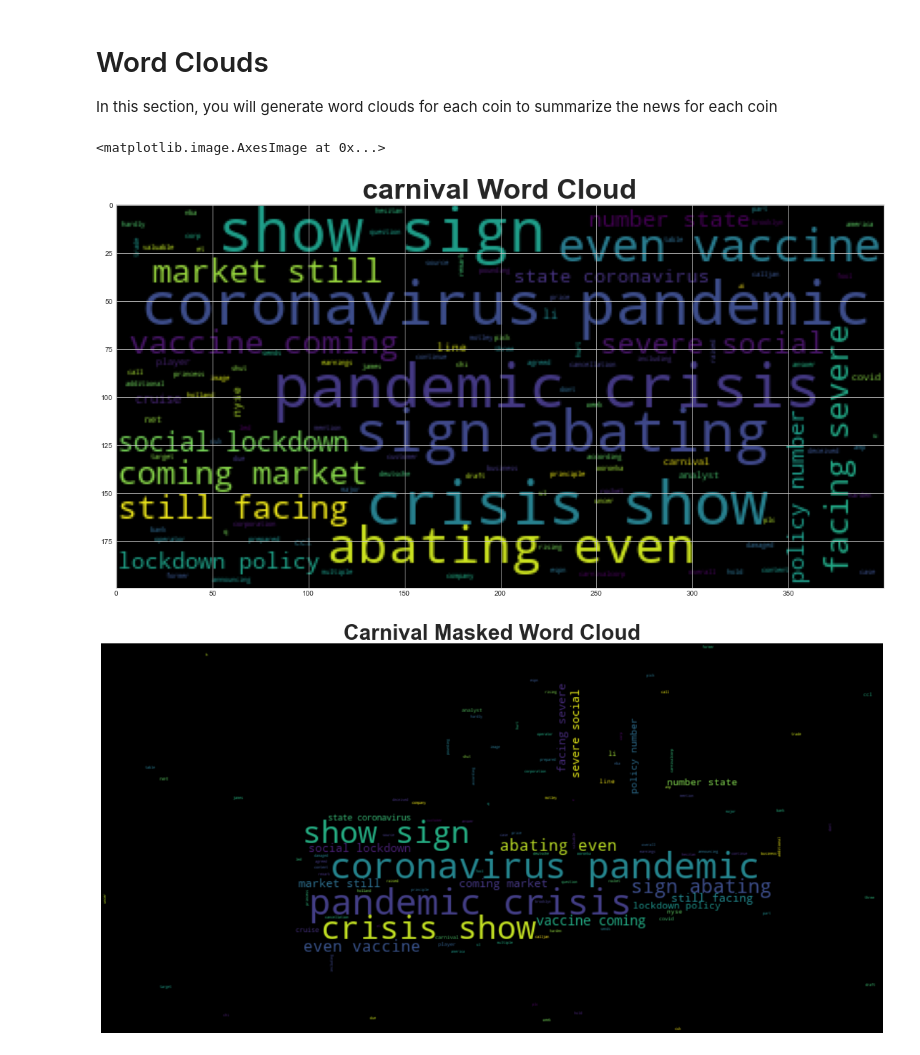
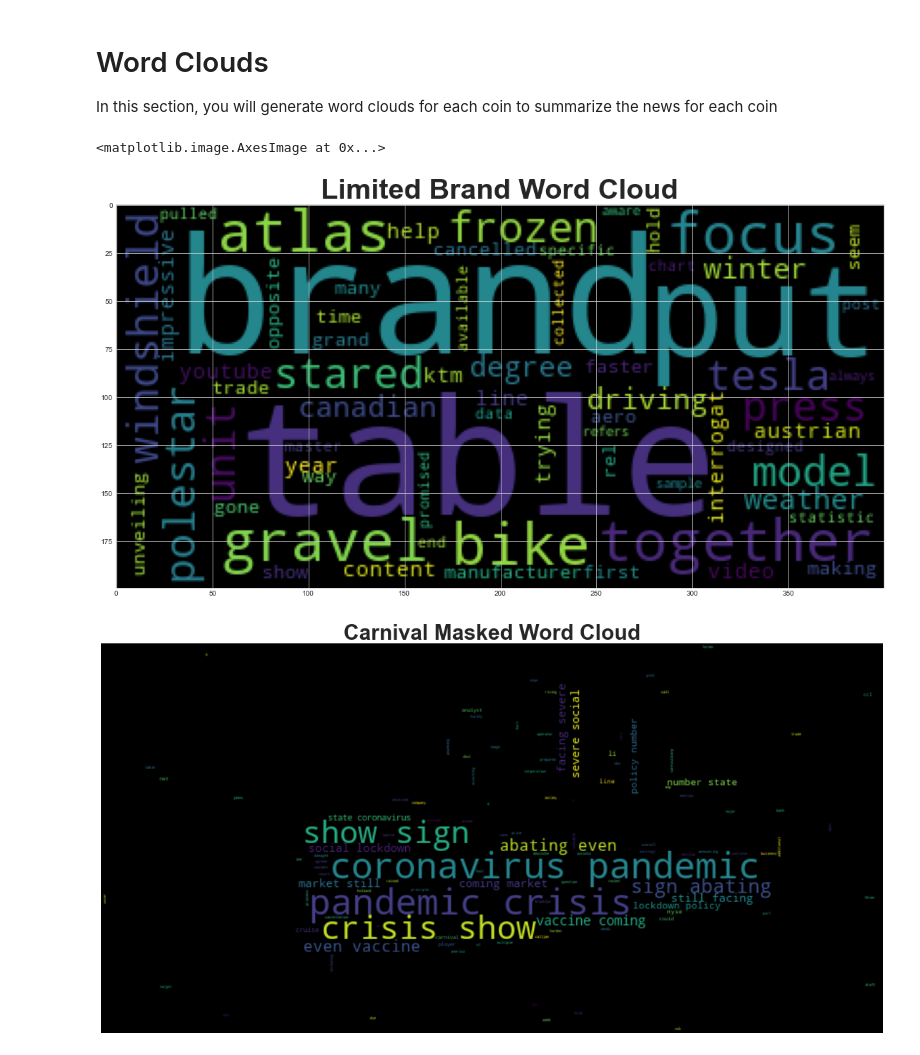
Before and after one commit to adriennestark/project2_team8, a Jupyter notebook: stock_sentiment.ipynb, the cells around one changed output. Cells and saved outputs as stored; diff of their text form; code cells hidden in the pictures.

Commit message:
lb sentiment

```diff
--- a/stock_sentiment.ipynb
+++ b/stock_sentiment.ipynb
@@ -23,8 +24,8 @@ sp500_headlines = newsapi.get_everything(q="sp500 performance and covid", langua
 # %%
-# Creating the Bitcoin sentiment scores DataFrame
-carnival_sentiments = []
+# Creating the LB sentiment scores DataFrame
+lb_sentiments = []
 
-for article in carnival_headlines["articles"]:
+for article in lb_headlines["articles"]:
     try:
         text = article["content"]
         date = article["publishedAt"][:10]
@@ -34,7 +35,7 @@ for article in carnival_headlines["articles"]:
         neu = sentiment["neu"]
         neg = sentiment["neg"]
 
-        carnival_sentiments.append({
+        lb_sentiments.append({
             "text": text,
             "date": date,
             "Compound": compound,
@@ -46,10 +47,10 @@ for article in carnival_headlines["articles"]:
         pass
 
 # Creating a DataFrame
-carnival_df = pd.DataFrame(carnival_sentiments)
+lb_df = pd.DataFrame(lb_sentiments)
 # Reordering DataFrame columns
 cols = ["Compound", "Negative", "Neutral", "Positive", "text"]
-carnival_df = carnival_df[cols]
-carnival_df.head()
+lb_df = lb_df[cols]
+lb_df.head()
 # %% [output]
 |  | Compound | Negative | Neutral | Positive | text |
@@ -61,9 +61,9 @@ carnival_df.head()
 # %%
 # Creating the ethereum sentiment scores DataFrame
-sp500_sentiments = []
+#sp500_sentiments = []
 
-for article in sp500_headlines["articles"]:
-    try:
+#for article in sp500_headlines["articles"]:
+    #try:
         text = article["content"]
         date = article["publishedAt"][:10]
         sentiment = analyzer.polarity_scores(text)
@@ -182,8 +172,8 @@ def tokenizer(text):
 
     return tokens
 # %%
-# Creating a new tokens column for bitcoin
-carnival_df["tokens"] = carnival_df["text"].apply(tokenizer)
-carnival_df.head(5)
+# Creating a new tokens column for lb
+lb_df["tokens"] = lb_df["text"].apply(tokenizer)
+lb_df.head(5)
 # %% [output]
 |  | Compound | Negative | Neutral | Positive | text | tokens |
@@ -213,9 +196,9 @@ In this section you will look at the ngrams and word frequency for each coin.
 from nltk import ngrams
 from collections import Counter
 # %%
-# Generating the Bitcoin N-grams where N=2!
-carnival_text = carnival_df["text"].str.cat()
-clean_carnival_text =  tokenizer(carnival_text)
-bigram_counts = Counter(ngrams(clean_carnival_text, n=2))
+# Generating the lb N-grams where N=2!
+lb_text = lb_df["text"].str.cat()
+clean_lb_text =  tokenizer(lb_text)
+bigram_counts = Counter(ngrams(clean_lb_text, n=2))
 bigram_counts.most_common(20)
 # %% [output]
@@ -313,11 +274,11 @@ plt.style.use('seaborn-whitegrid')
 mpl.rcParams['figure.figsize'] = [20.0, 10.0]
 # %%
 # Generating the Bitcoin word cloud
-big_string = '. '.join(clean_carnival_text)
+big_string = '. '.join(clean_lb_text)
 wc = WordCloud().generate(big_string)
-plt.title("carnival Word Cloud", fontsize=40, loc="center", fontweight="bold")
+plt.title("Limited Brand Word Cloud", fontsize=40, loc="center", fontweight="bold")
 plt.imshow(wc)
 # %% [output]
 <matplotlib.image.AxesImage at 0x...>
-[figure, old version]
+[figure, new version]
 # %%
```
Also changed, not shown: parts of 15 cells of this notebook, 1 other file.
